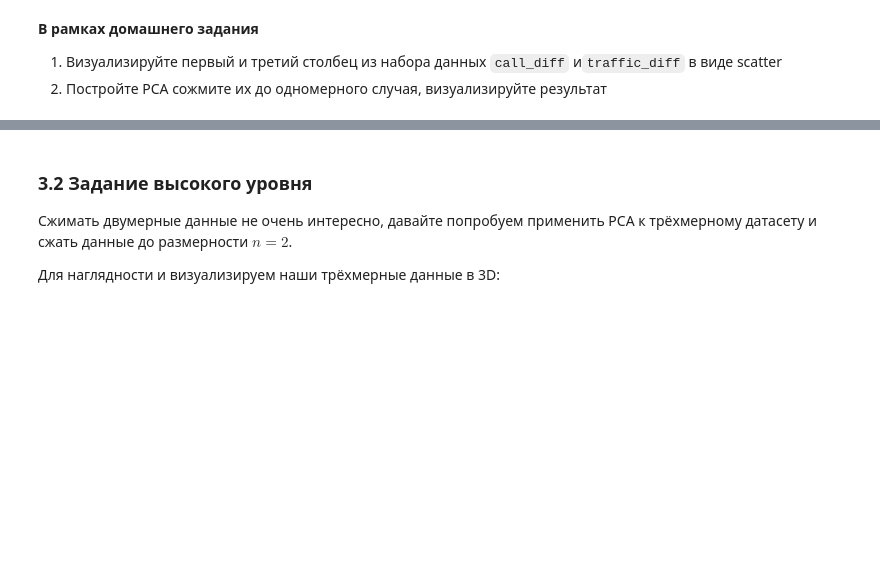
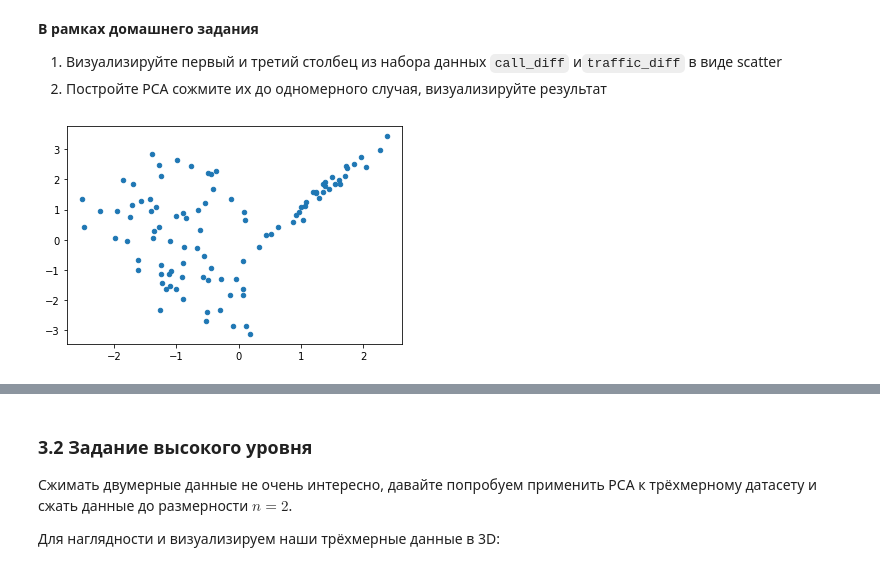
Before and after one commit to vegorovmsk/ml_beginner_level, a Jupyter notebook: 08_additional_technics/jun_ml_dimension_reduction_hw_2_.ipynb, the cells around one changed output, grey strips where cells are left out. Cells and saved outputs as stored; diff of their text form; code cells hidden in the pictures; blank space fills up the shorter version.

```diff
--- a/08_additional_technics/jun_ml_dimension_reduction_hw_2_.ipynb
+++ b/08_additional_technics/jun_ml_dimension_reduction_hw_2_.ipynb
@@ -50,0 +49,5 @@ df_source.head()
+# %%
+plt.scatter(X[:, 0], X[:, 2], 20)
+plt.show()
+# %% [output]
+[figure, added]
```
Also changed, not shown: parts of 8 cells of this notebook.
